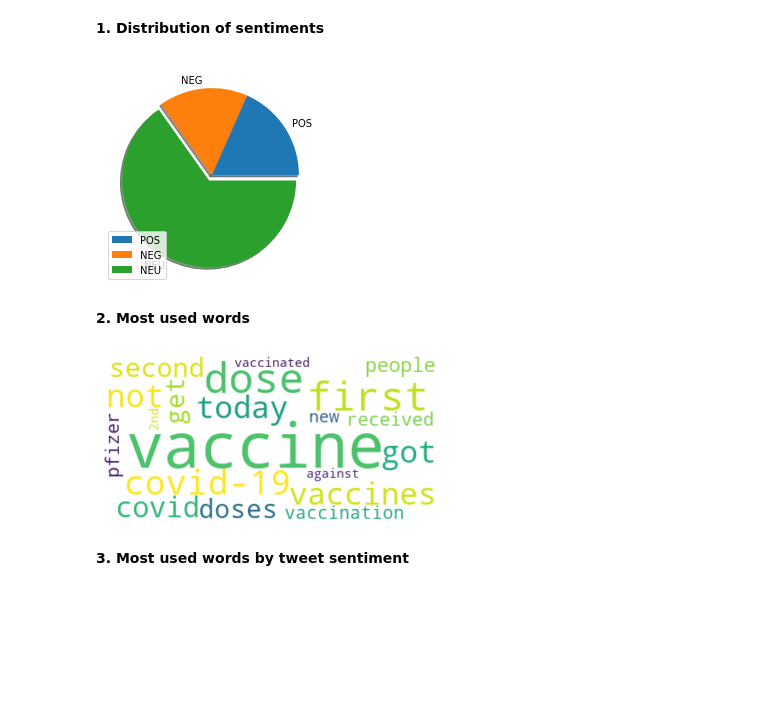
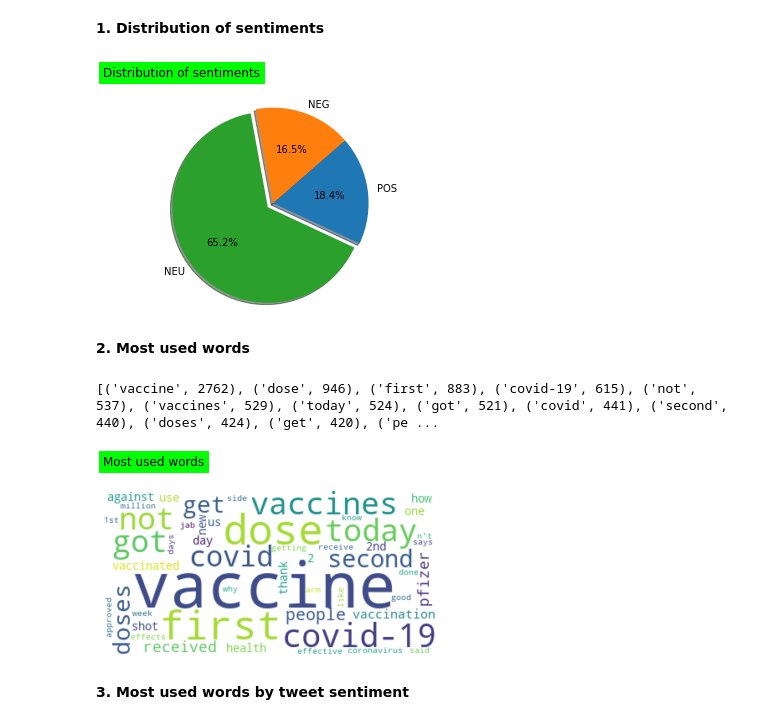
Before and after one commit to EliasEconomou/DataMining1-Sentiment-Analysis, a Jupyter notebook: DataMining1_Sentiment_Analysis.ipynb, the cells around one changed output. Drawn from its saved outputs; the diff is of its cells as text; code cells hidden in the pictures; blank space fills up the shorter version.

Commit message:
group by sentiments

```diff
--- a/DataMining1_Sentiment_Analysis.ipynb
+++ b/DataMining1_Sentiment_Analysis.ipynb
@@ -49,7 +49,7 @@ print("Chosen number of tweets is {}.".format(df.shape[0]))
 Chosen number of tweets is 9128.
 # %%
 # Remove punctuation, links, hashtags, new lines etc, using regular expressions
-df["text"] = df["text"].replace('\.|,|\?|!|:|\(|\)','', regex=True)
+df["text"] = df["text"].replace('\.|,|\?|!|:|\(|\)|%|\$','', regex=True)
 df["text"] = df["text"].replace('\n|\t','', regex=True)
 df["text"] = df["text"].replace(r'(http\S+)|(www\S+)|(#\S+)|(&\S+)|(@\S+)','', regex=True)
 df["text"] = df["text"].replace('(\s-\s)','', regex=True)
@@ -70,6 +70,9 @@ stopWords.remove("not")
 stopWords.append("'ve")
 stopWords.append("'re")
 stopWords.append("'s")
+stopWords.append("``")
+stopWords.append("''")
+
 # if "'d" in stopWords:
 #   print(True)
 # else:
@@ -117,23 +120,32 @@ Name: sentiment, Length: 9128, dtype: object
 # %%
 sentimentDict = {'POS' : 0, 'NEG' : 0, 'NEU' : 0}
 for sentiment in df["sentiment"]:
   sentimentDict[sentiment] += 1
 
-pieExplode = [0, 0, 0.07]
-plt.pie(sentimentDict.values(), labels = sentimentDict.keys(), explode = pieExplode, shadow = True)
-plt.legend()
+labels = sentimentDict.keys()
+sizes = sentimentDict.values()
+explode = [0, 0, 0.07]
+
+fig1, ax1 = plt.subplots()
+ax1.pie(sizes, explode=explode, labels=labels, autopct='%1.1f%%',
+        shadow=True, startangle=-25)
+ax1.axis('equal')
+plt.title(label="Distribution of sentiments",
+          loc="left",
+          pad='20.0',
+          backgroundcolor='lime')
 plt.show()
 # %% [output]
-[figure, old version]
+[figure, new version]
 # %% [markdown]
 
 **2.   Most used words**
 # %%
 wordList = list(chain.from_iterable(list(df["text"])))
 fdist = FreqDist(wordList)
-# fdist.most_common(20)
+#print(fdist.most_common(50))
 
-wordcloud = WordCloud(max_words=20,
+wordcloud = WordCloud(max_words=50,
                       background_color='white',
                       contour_color='black',
                       contour_width=4).generate_from_frequencies(fdist)
@@ -141,8 +153,14 @@ wordcloud = WordCloud(max_words=20,
 
 plt.imshow(wordcloud, interpolation='bilinear')
 plt.axis('off')
+plt.title(label='Most used words',
+          loc="left",
+          pad='25.0',
+          backgroundcolor='lime')
+plt.grid()
 plt.show()
 # %% [output]
+[('vaccine', 2762), ('dose', 946), ('first', 883), ('covid-19', 615), ('not', 537), ('vaccines', 529), ('today', 524), ('got', 521), ('covid', 441), ('second', 440), ('doses', 424), ('get', 420), ('pe ...
-[figure, old version]
+[figure, new version]
 # %% [markdown]
 **3.   Most used words by tweet sentiment**
```
Also changed, not shown: parts of 2 cells of this notebook.
